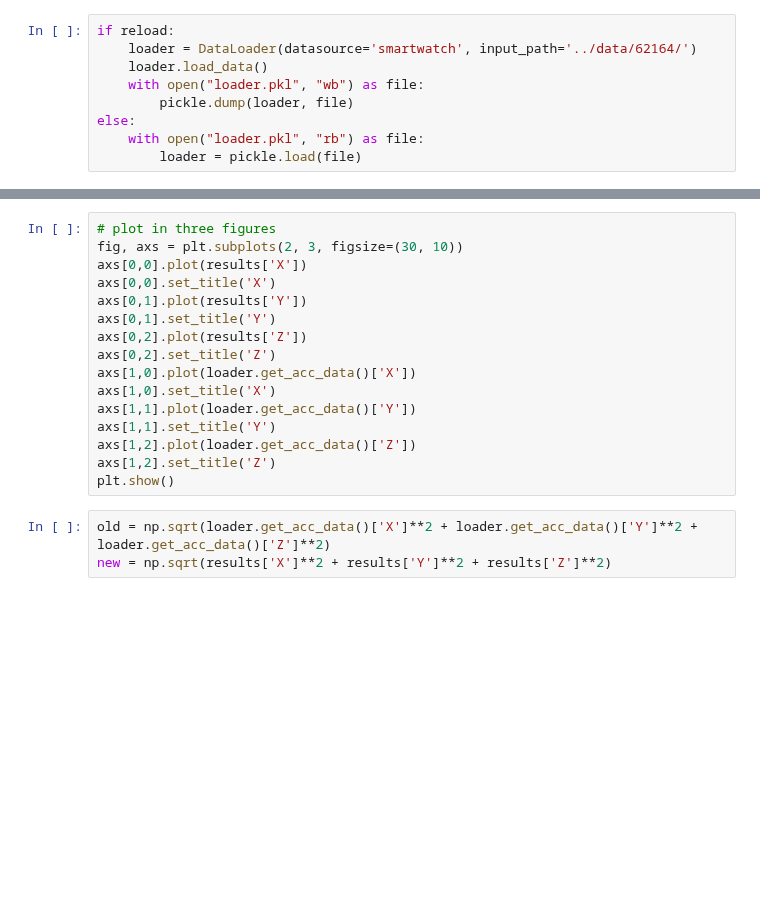
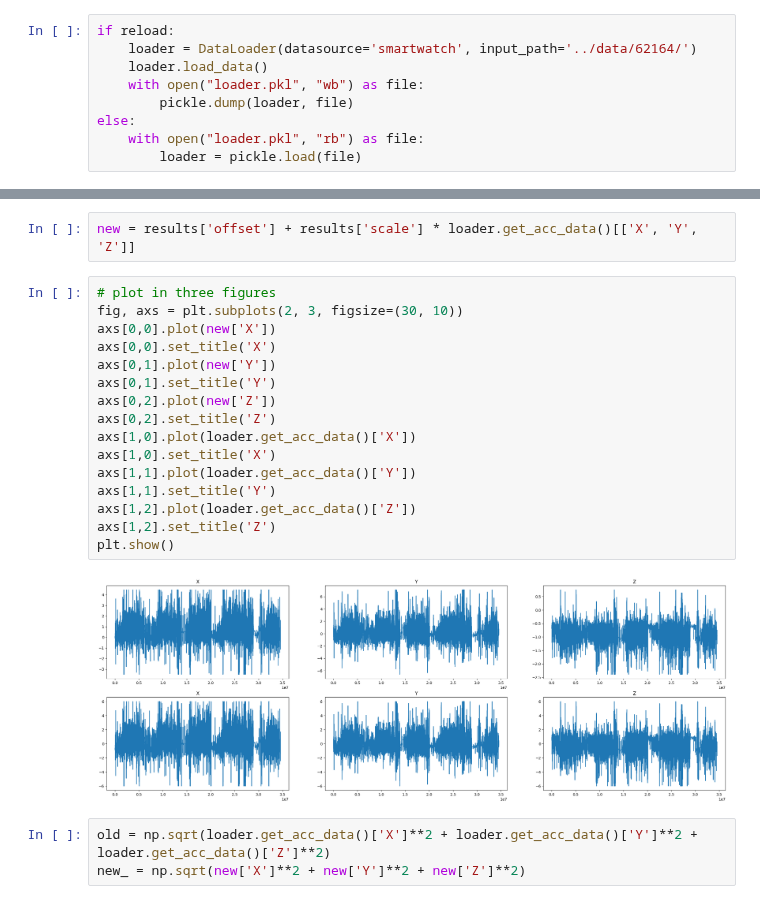
Before and after one commit to ADAMMA-CDHI-ETH-Zurich/CosinorAge, a Jupyter notebook: examples/data_loading.ipynb, the cells around one changed output, grey strips where cells are left out. Saved outputs shown, nothing was run; the diff lists cells and outputs as text; blank space fills up the shorter version.

```diff
--- a/examples/data_loading.ipynb
+++ b/examples/data_loading.ipynb
@@ -30,22 +47,26 @@ KeyboardInterrupt:
+# %%
+new = results['offset'] + results['scale'] * loader.get_acc_data()[['X', 'Y', 'Z']]
 # %%
 # plot in three figures
 fig, axs = plt.subplots(2, 3, figsize=(30, 10))
-axs[0,0].plot(results['X'])
+axs[0,0].plot(new['X'])
 axs[0,0].set_title('X')
-axs[0,1].plot(results['Y'])
+axs[0,1].plot(new['Y'])
 axs[0,1].set_title('Y')
-axs[0,2].plot(results['Z'])
+axs[0,2].plot(new['Z'])
 axs[0,2].set_title('Z')
 axs[1,0].plot(loader.get_acc_data()['X'])
 axs[1,0].set_title('X')
 axs[1,1].plot(loader.get_acc_data()['Y'])
 axs[1,1].set_title('Y')
 axs[1,2].plot(loader.get_acc_data()['Z'])
 axs[1,2].set_title('Z')
 plt.show()
+# %% [output]
+[figure, added]
 # %%
 old = np.sqrt(loader.get_acc_data()['X']**2 + loader.get_acc_data()['Y']**2 + loader.get_acc_data()['Z']**2)
-new = np.sqrt(results['X']**2 + results['Y']**2 + results['Z']**2)
+new_ = np.sqrt(new['X']**2 + new['Y']**2 + new['Z']**2)
 # %%
 plt.plot(old)
 plt.show()
```
Also changed, not shown: parts of 4 cells of this notebook, 1 other file.
